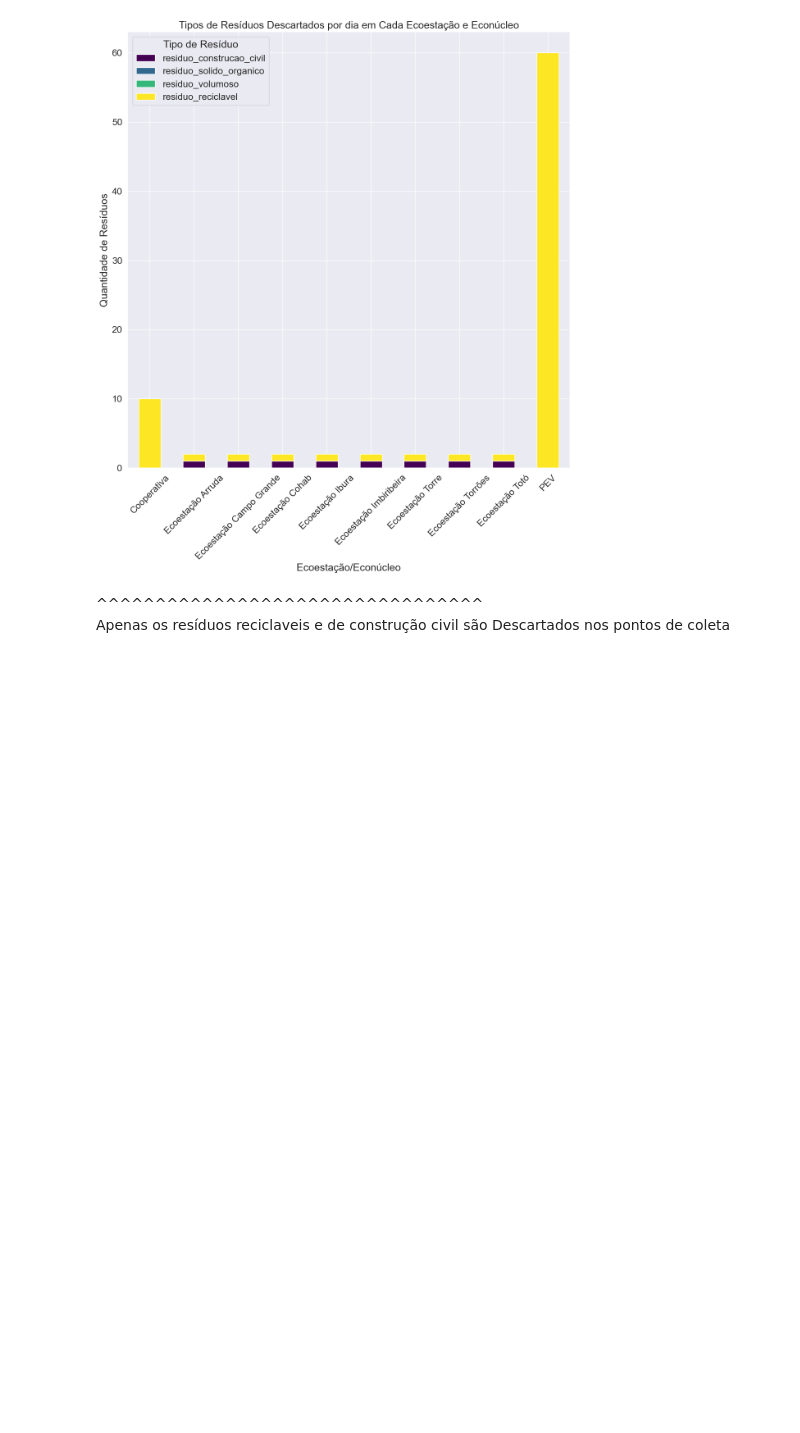
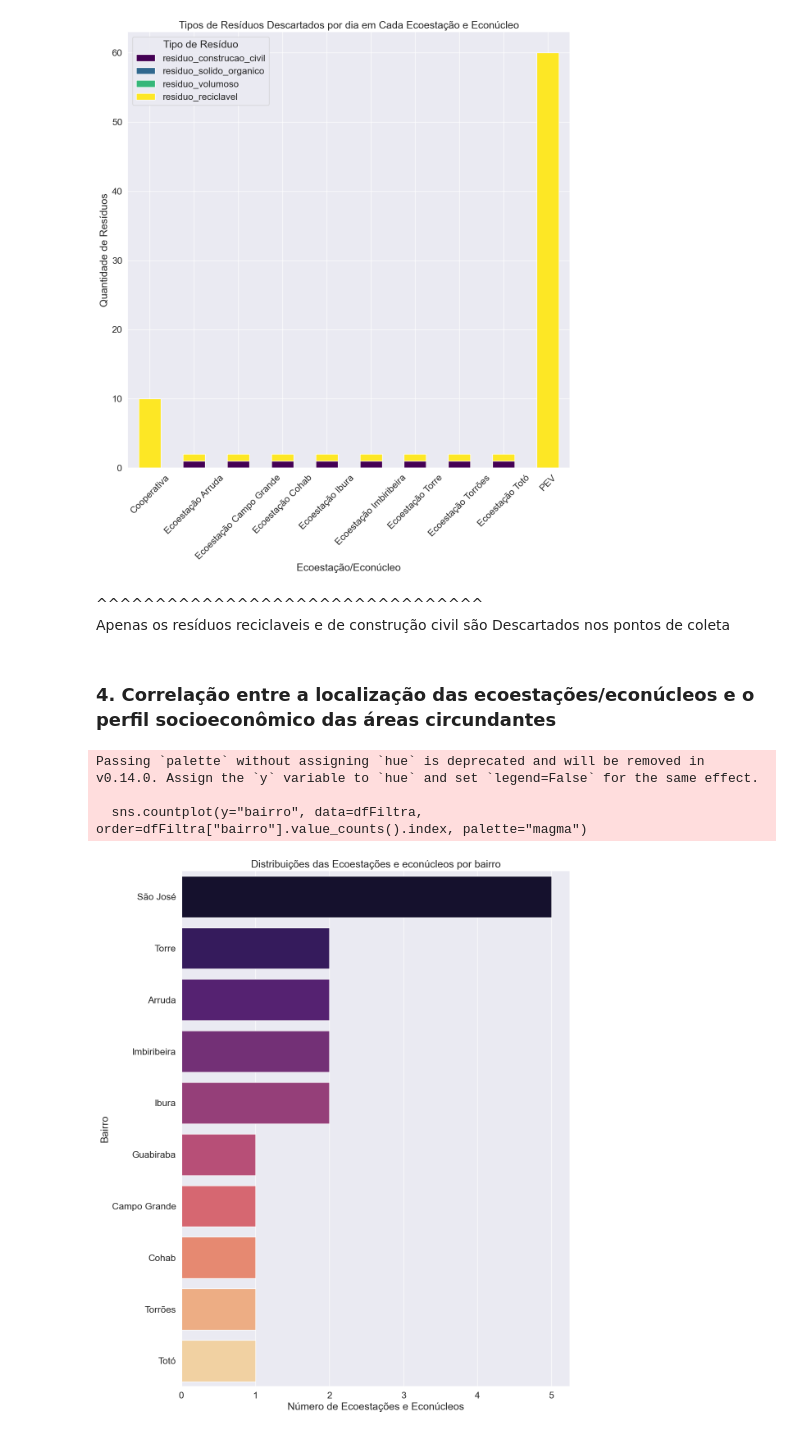
Before and after one commit to Daniel-Tavares-de-Lima/Conjunto-de-Dados-de-Transa-es-Imobili-rias-com-Informa-es-sobre-ITBI, a Jupyter notebook: código/analise.ipynb, the cells around one changed output. Cells and saved outputs as stored; diff of their text form; code cells hidden in the pictures; blank space fills up the shorter version.

```diff
--- a/código/analise.ipynb
+++ b/código/analise.ipynb
@@ -356,3 +362,20 @@ See the caveats in the documentation: https://pandas.pydata.org/pandas-docs/stab
 # %% [markdown]
 ^^^^^^^^^^^^^^^^^^^^^^^^^^^^^^^^^ <br>
 Apenas os resíduos reciclaveis e de construção civil são Descartados nos pontos de coleta
+# %% [markdown]
+### 4. Correlação entre a localização das ecoestações/econúcleos e o perfil socioeconômico das áreas circundantes
+# %%
+dfFiltra = df[df["bairro"] != "Desconhecido"]
+
+plt.figure(figure=(10,10))
+sns.set(font_scale=1.5) # Altera o tamanho da fonte
+sns.countplot(y="bairro", data=dfFiltra, order=dfFiltra["bairro"].value_counts().index, palette="magma")
+plt.title("Distribuições das Ecoestações e econúcleos por bairro")
+plt.xlabel("Número de Ecoestações e Econúcleos")
+plt.ylabel("Bairro")
+plt.show()
+# %% [output]
+Passing `palette` without assigning `hue` is deprecated and will be removed in v0.14.0. Assign the `y` variable to `hue` and set `legend=False` for the same effect.
+
+  sns.countplot(y="bairro", data=dfFiltra, order=dfFiltra["bairro"].value_counts().index, palette="magma")
+[figure, added]
```
Also changed, not shown: parts of 7 cells of this notebook.
